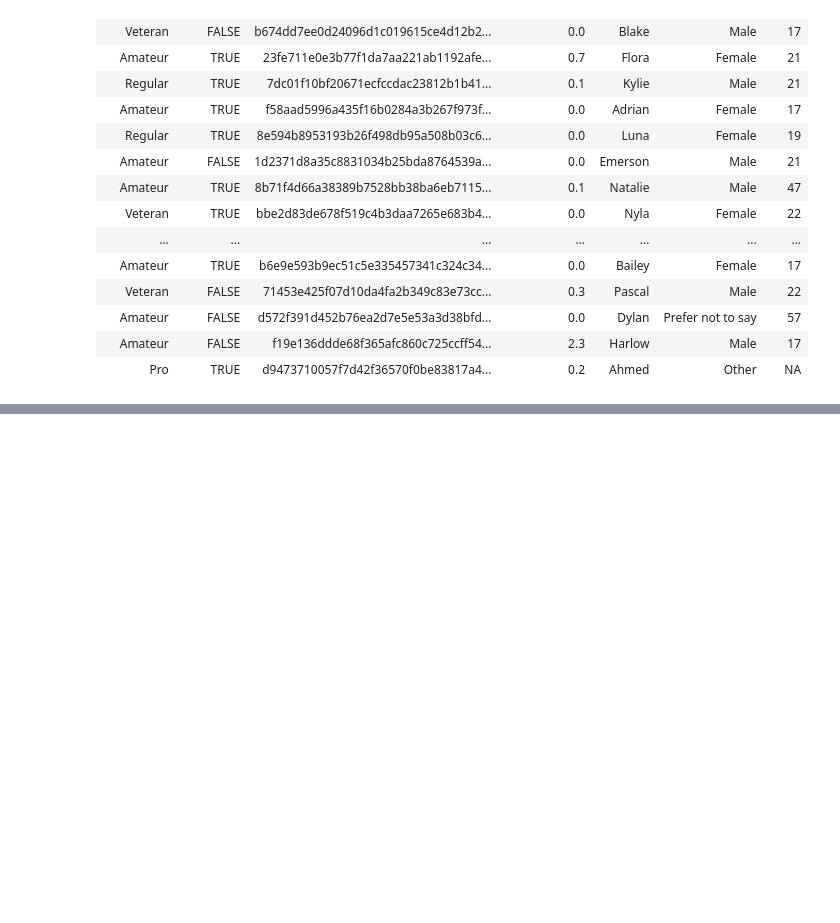
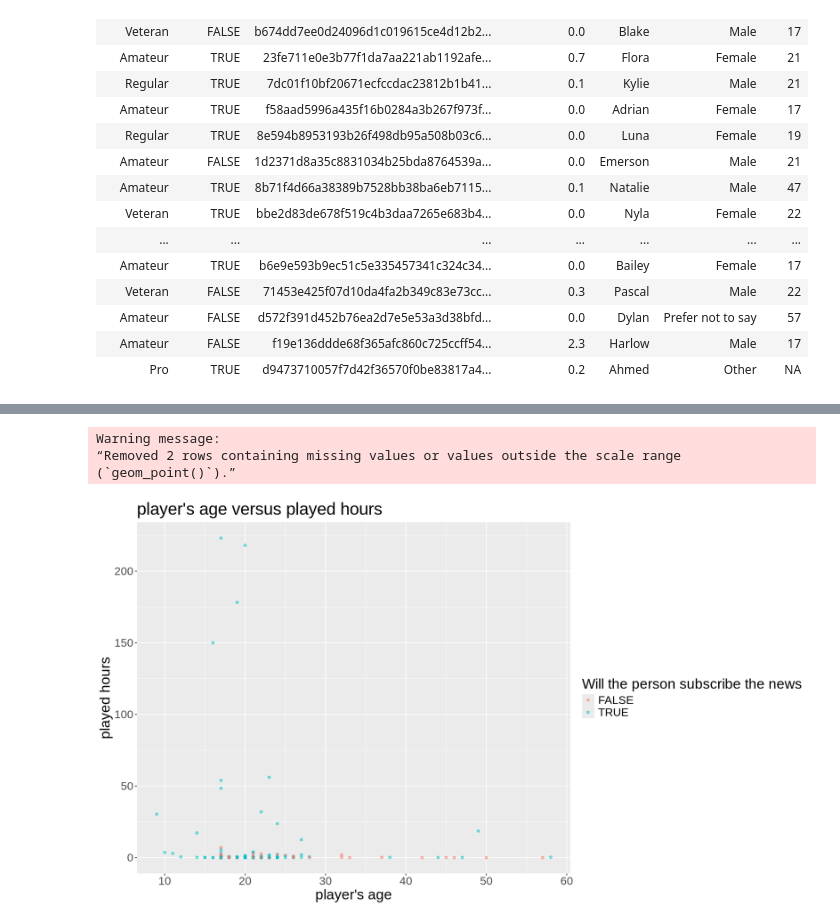
Before and after one commit to emilily10/ds_indivisual_project, a Jupyter notebook: indivisual project.ipynb, the cells around one changed output, grey strips where cells are left out. Saved outputs shown, nothing was run; the diff lists cells and outputs as text; code cells hidden in the pictures; blank space fills up the shorter version.

```diff
--- a/indivisual project.ipynb
+++ b/indivisual project.ipynb
@@ -139,0 +155,17 @@ Caused by error:
+# %%
+options(repr.plot.width = 14, repr.plot.height = 8)
+age_times_plot <- players |>
+    ggplot(aes(x = Age, y =  played_hours, colour = subscribe)) +
+        geom_point(alpha = 0.5) +
+        xlab("player's age") +
+        ylab("played hours") +
+        labs(colour = "Will the person subscribe the news") +
+        ggtitle("player's age versus played hours") +
+        theme(text = element_text(size = 20))
+
+age_times_plot
+# %% [output]
+Warning message:
+“Removed 2 rows containing missing values or values outside the scale range
+(`geom_point()`).”
+[figure, added]
```
Also changed, not shown: parts of 3 cells of this notebook.
